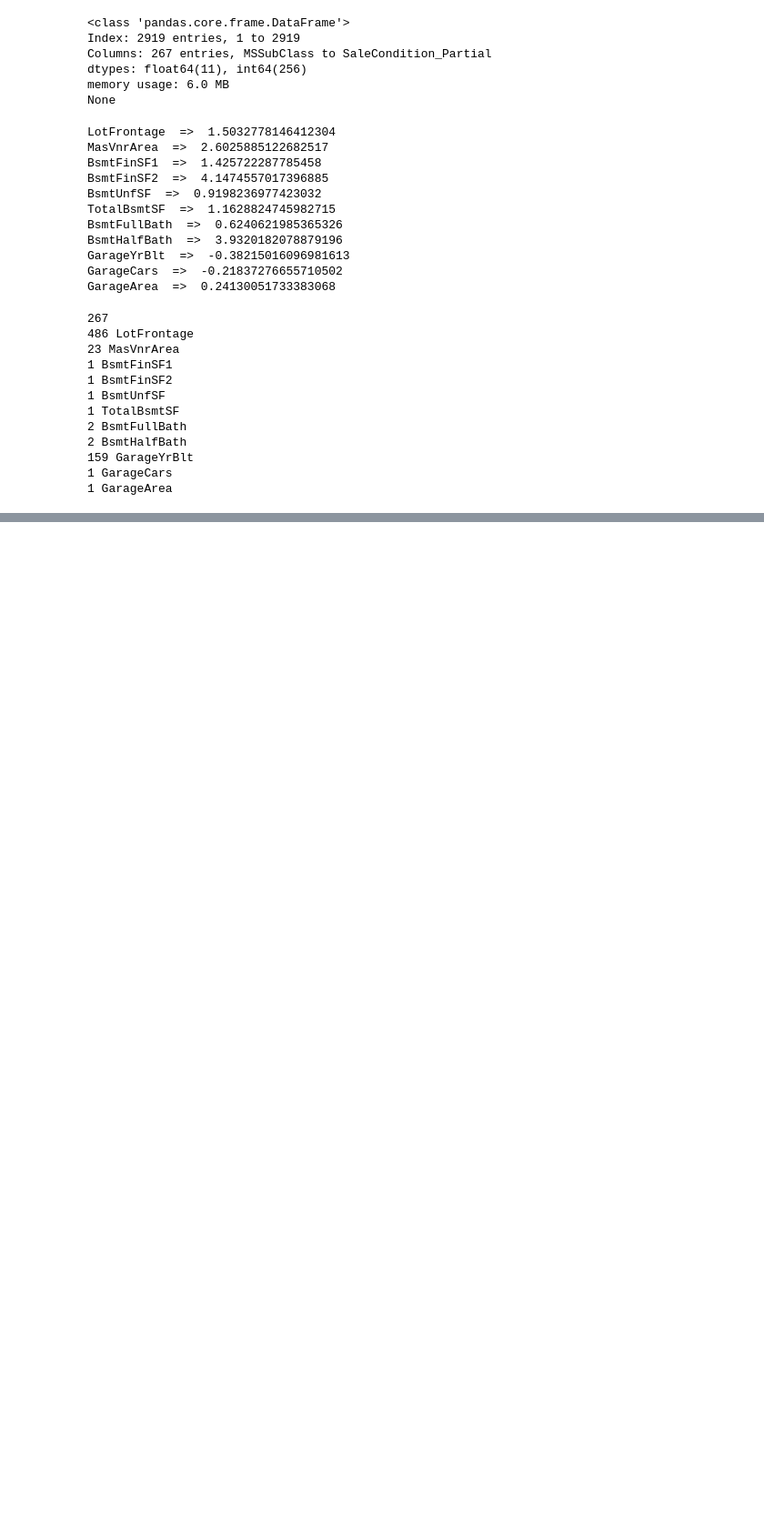
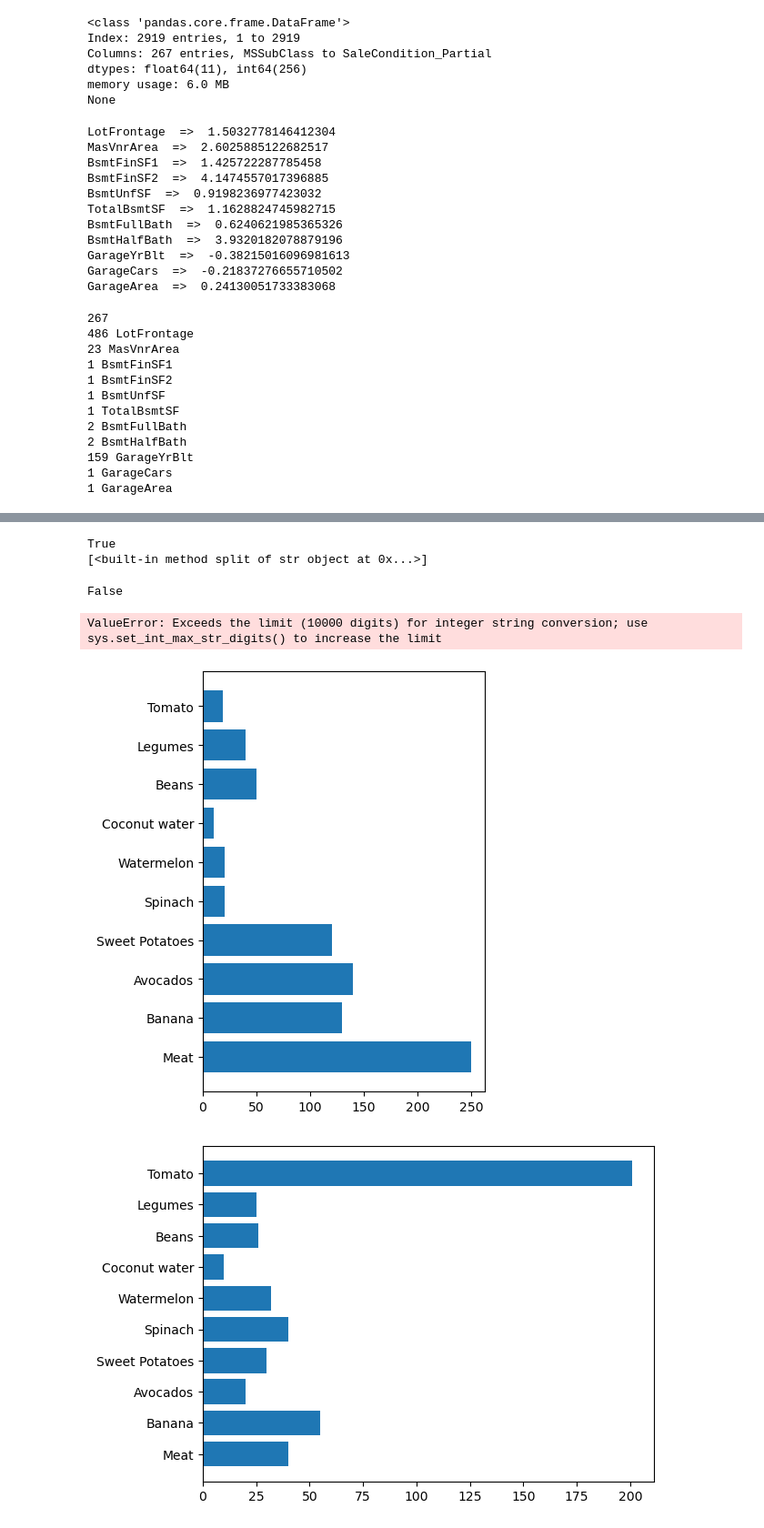
Before and after one commit to krishhelloworld/python-repo, a Jupyter notebook: model.ipynb, the cells around one changed output, grey strips where cells are left out. Shown at 91% size. Saved outputs shown, nothing was run; the diff lists cells and outputs as text; code cells hidden in the pictures; blank space fills up the shorter version.

```diff
--- a/model.ipynb
+++ b/model.ipynb
@@ -300,0 +367,76 @@ from sklearn.ensemble import RandomForestRegressor
+# %%
+def alternating(lst):
+    for i in range(len(lst)):
+        if i%2==0 and lst[i]%2==0 or i%2!=0 and lst[i]%2!=0:
+            pass
+        else:
+            return False
+    return True
+print(alternating([10]))
+print([("new world").split])
+# %% [output]
+True
+[<built-in method split of str object at 0x...>]
+# %%
+# | Rank | Number | Approx ownership |
+# | ---- | ------ | ---------------- |
+# | 🥇 2 | 2      | 50,000           |
+# | 🥈 3 | 3      | 16,666           |
+# | 🥉 5 | 5      | 13,333           |
+# | 4    | 7      | 11,428           |
+# | 5    | 11     | 9,090            |
+# | 6    | 13     | 7,692            |
+# | 7    | 17     | 5,882            |
+# | 8    | 19     | 5,263            |
+# | 9    | 23     | 4,347            |
+# | 10   | 29     | 3,448            |
+
+def isprime(n):
+    if n<=1:
+        return False
+    if n==2 or n==3 or n==5:
+        return True
+    elif  n%2==0 or n%3==0 or n%5==0 :
+        return False
+    i=5
+    while i*i <=n:
+        if n%i==0 or n%(i+2)==0:
+            return False
+        i+=6
+    return True
+print(isprime(342384109283490239))
+# %% [output]
+False
+# %%
+import sys
+
+sys.set_int_max_str_digits(10000)
+def fibo(n):
+    fibonacc=[0]*(n+2)
+    fibonacc[1]=0
+    fibonacc[2]=1
+    for i in range(3,n+1):
+        fibonacc[i]= fibonacc[i-1]+fibonacc[i-2]
+    return fibonacc[n]
+print(fibo(111000))
+# %% [output]
+ValueError: Exceeds the limit (10000 digits) for integer string conversion; use sys.set_int_max_str_digits() to increase the limit
+# %%
+import matplotlib.pyplot as  plt
+foods= ['Meat', 'Banana', 'Avocados', 'Sweet Potatoes', 'Spinach','Watermelon', 'Coconut water', 'Beans', 'Legumes', 'Tomato']
+calories = [250, 130, 140, 120, 20, 20, 10, 50, 40, 19]
+potassium = [40, 55, 20, 30, 40, 32, 10, 26, 25, 201]
+fat= [8, 5, 3, 6, 1, 1.5, 0, 2, 1.5, 2.51]
+plt.figure(figsize=(4,6))
+plt.barh(foods,calories)
+plt.show()
+#########################
+
+plt.barh(foods,potassium)
+plt.show()
+#####################
+plt.barh(foods,fat)
+plt.show()
+# %% [output]
+[figure, added]
+[figure, added]
```
Also changed, not shown: parts of 9 cells of this notebook, 5 other files.
